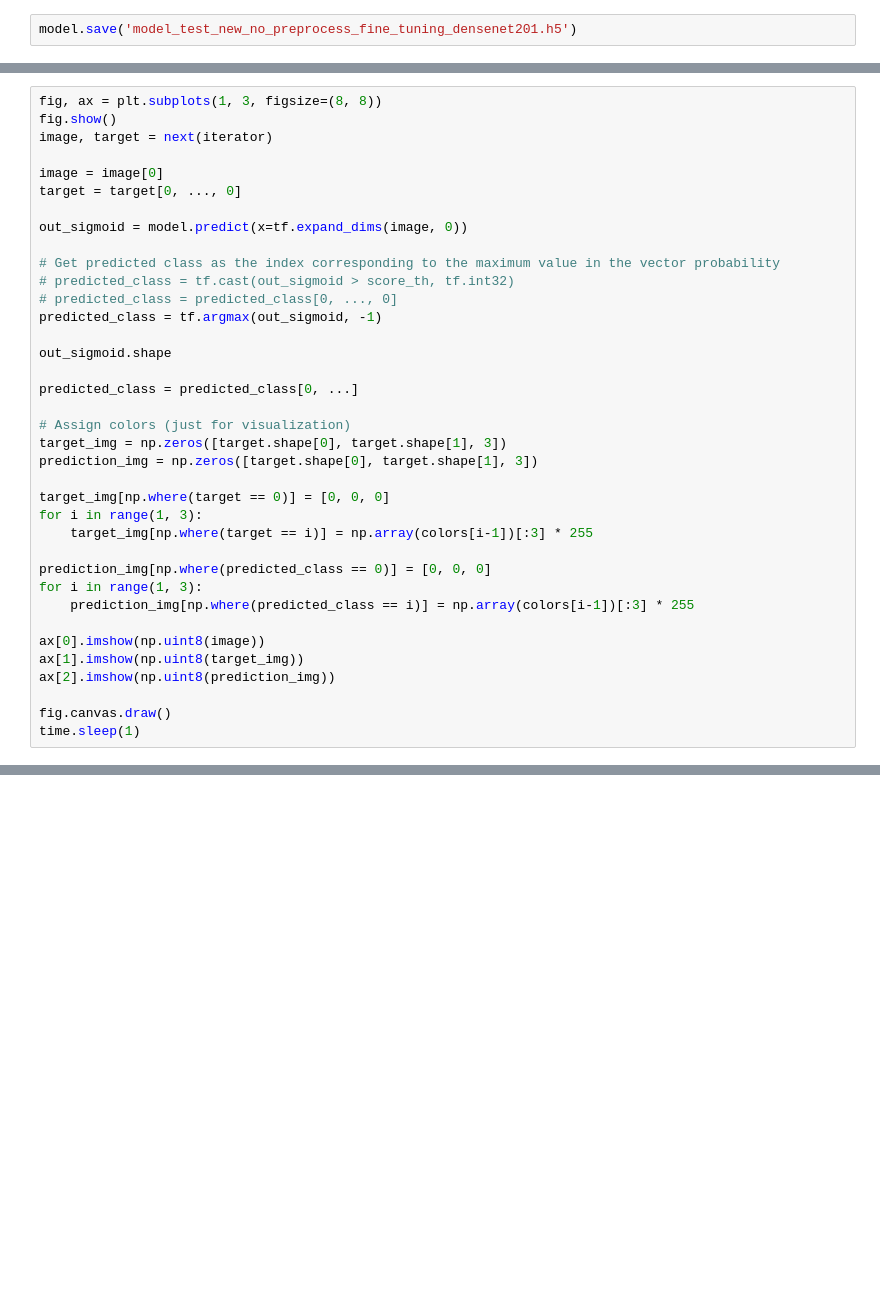
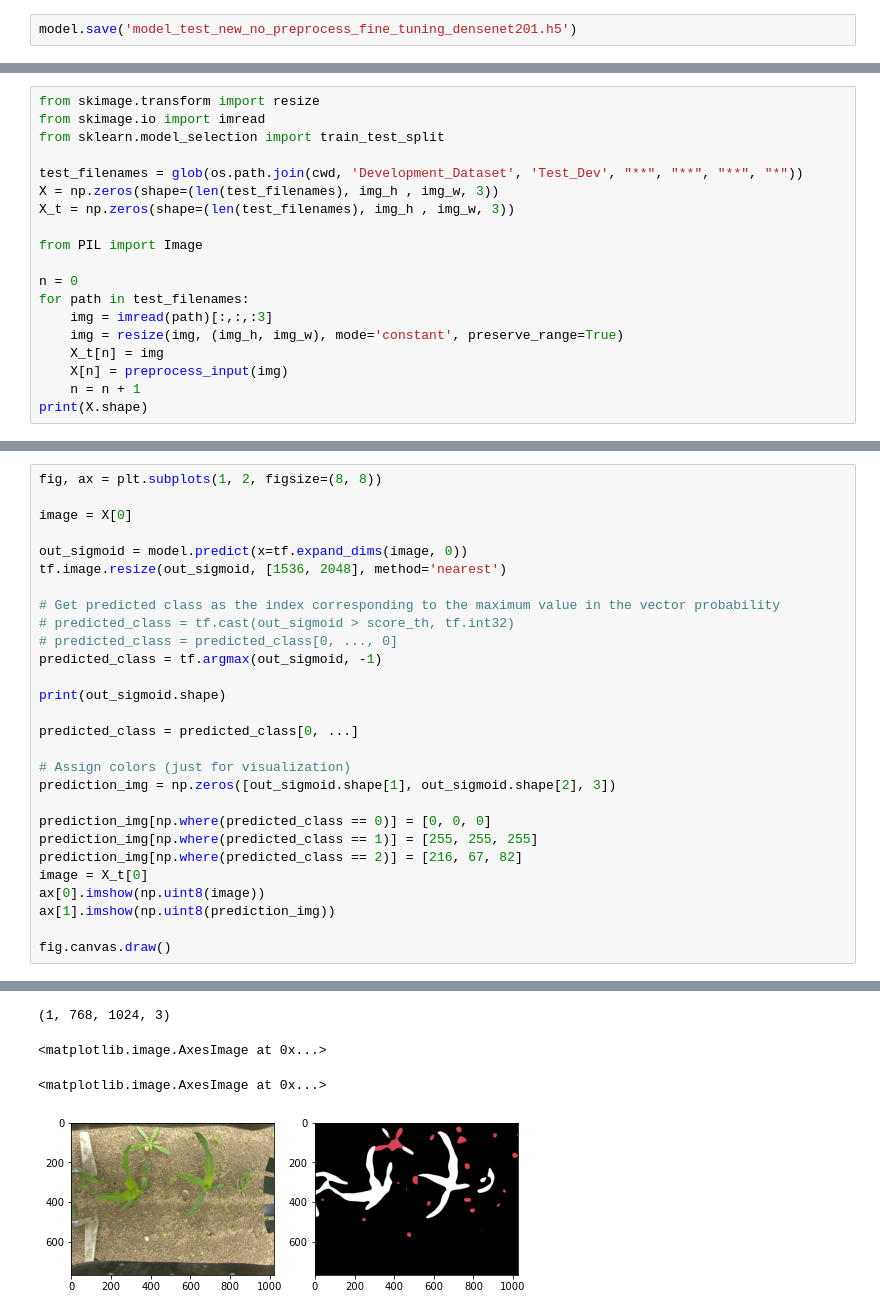
Before and after one commit to comidan/AgriSegmentation, a Jupyter notebook: densenet.ipynb, the cells around one changed output, grey strips where cells are left out. Drawn from its saved outputs; the diff is of its cells as text; blank space fills up the shorter version.

Commit message:
Models commit

```diff
--- a/densenet.ipynb
+++ b/densenet.ipynb
@@ -579,0 +487,19 @@ ValueError: Unsuccessful TensorSliceReader constructor: Failed to get matching f
+# %%
+from skimage.transform import resize
+from skimage.io import imread
+from sklearn.model_selection import train_test_split
+
+test_filenames = glob(os.path.join(cwd, 'Development_Dataset', 'Test_Dev', "**", "**", "**", "*"))
+X = np.zeros(shape=(len(test_filenames), img_h , img_w, 3))
+X_t = np.zeros(shape=(len(test_filenames), img_h , img_w, 3))
+
+from PIL import Image
+
+n = 0
+for path in test_filenames:
+    img = imread(path)[:,:,:3]
+    img = resize(img, (img_h, img_w), mode='constant', preserve_range=True)
+    X_t[n] = img
+    X[n] = preprocess_input(img)
+    n = n + 1
+print(X.shape)
@@ -589,37 +515,29 @@ iterator = iter(valid_dataset)
 # %%
-fig, ax = plt.subplots(1, 3, figsize=(8, 8))
-fig.show()
-image, target = next(iterator)
+fig, ax = plt.subplots(1, 2, figsize=(8, 8))
 
-image = image[0]
-target = target[0, ..., 0]
+image = X[0]
 
 out_sigmoid = model.predict(x=tf.expand_dims(image, 0))
+tf.image.resize(out_sigmoid, [1536, 2048], method='nearest')
 
 # Get predicted class as the index corresponding to the maximum value in the vector probability
 # predicted_class = tf.cast(out_sigmoid > score_th, tf.int32)
 # predicted_class = predicted_class[0, ..., 0]
 predicted_class = tf.argmax(out_sigmoid, -1)
 
-out_sigmoid.shape
+print(out_sigmoid.shape)
 
 predicted_class = predicted_class[0, ...]
 
 # Assign colors (just for visualization)
-target_img = np.zeros([target.shape[0], target.shape[1], 3])
-prediction_img = np.zeros([target.shape[0], target.shape[1], 3])
-
-target_img[np.where(target == 0)] = [0, 0, 0]
-for i in range(1, 3):
-    target_img[np.where(target == i)] = np.array(colors[i-1])[:3] * 255
+prediction_img = np.zeros([out_sigmoid.shape[1], out_sigmoid.shape[2], 3])
 
 prediction_img[np.where(predicted_class == 0)] = [0, 0, 0]
-for i in range(1, 3):
-    prediction_img[np.where(predicted_class == i)] = np.array(colors[i-1])[:3] * 255
-
+prediction_img[np.where(predicted_class == 1)] = [255, 255, 255]
+prediction_img[np.where(predicted_class == 2)] = [216, 67, 82]
+image = X_t[0]
 ax[0].imshow(np.uint8(image))
-ax[1].imshow(np.uint8(target_img))
-ax[2].imshow(np.uint8(prediction_img))
+ax[1].imshow(np.uint8(prediction_img))
 
 fig.canvas.draw()
-time.sleep(1)
+# %% [output]
@@ -625,0 +561,4 @@ time.sleep(1)
+(1, 768, 1024, 3)
+<matplotlib.image.AxesImage at 0x...>
+<matplotlib.image.AxesImage at 0x...>
+[figure, added]
```
Also changed, not shown: parts of 29 cells of this notebook, 2 other files.
